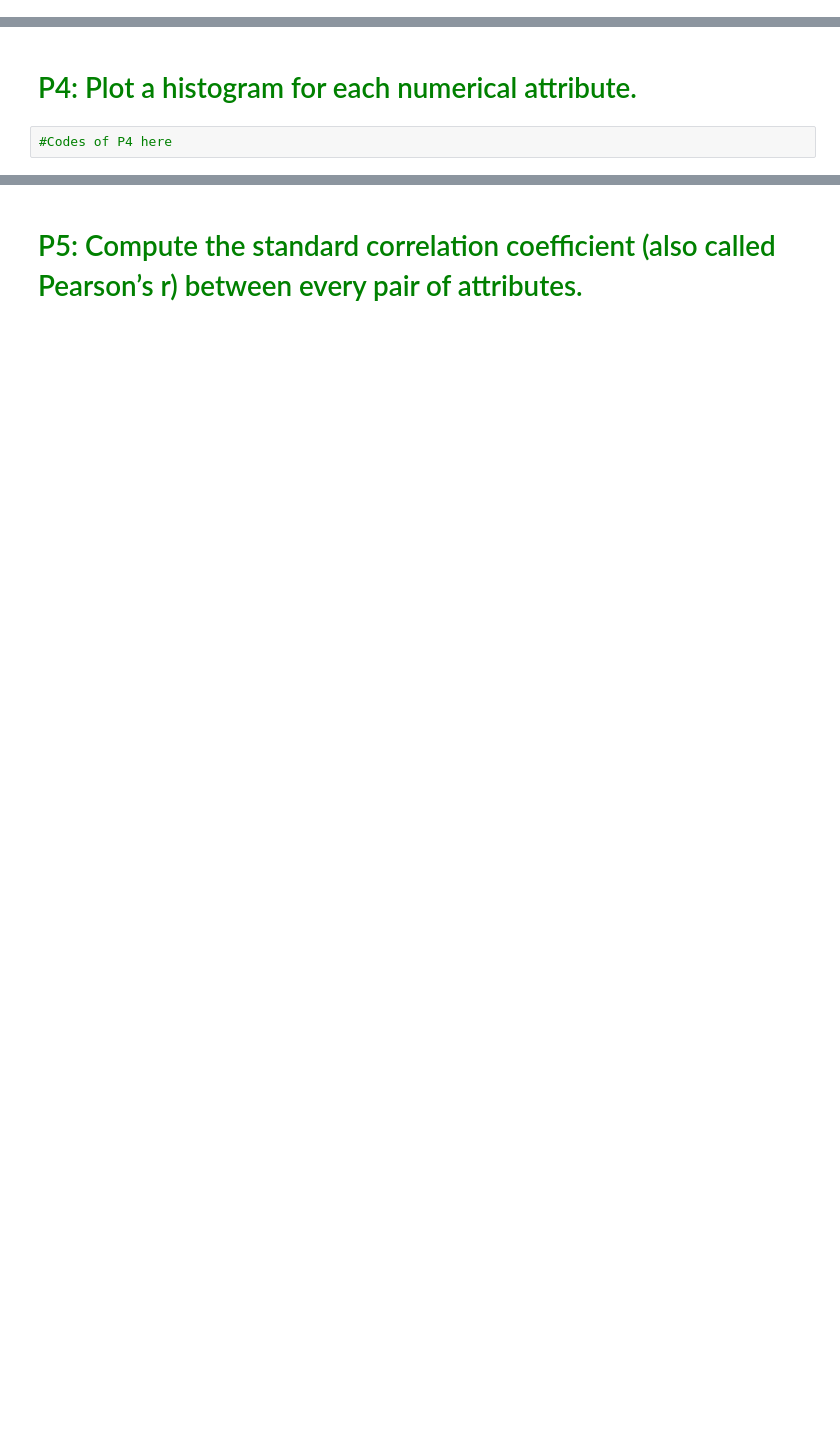
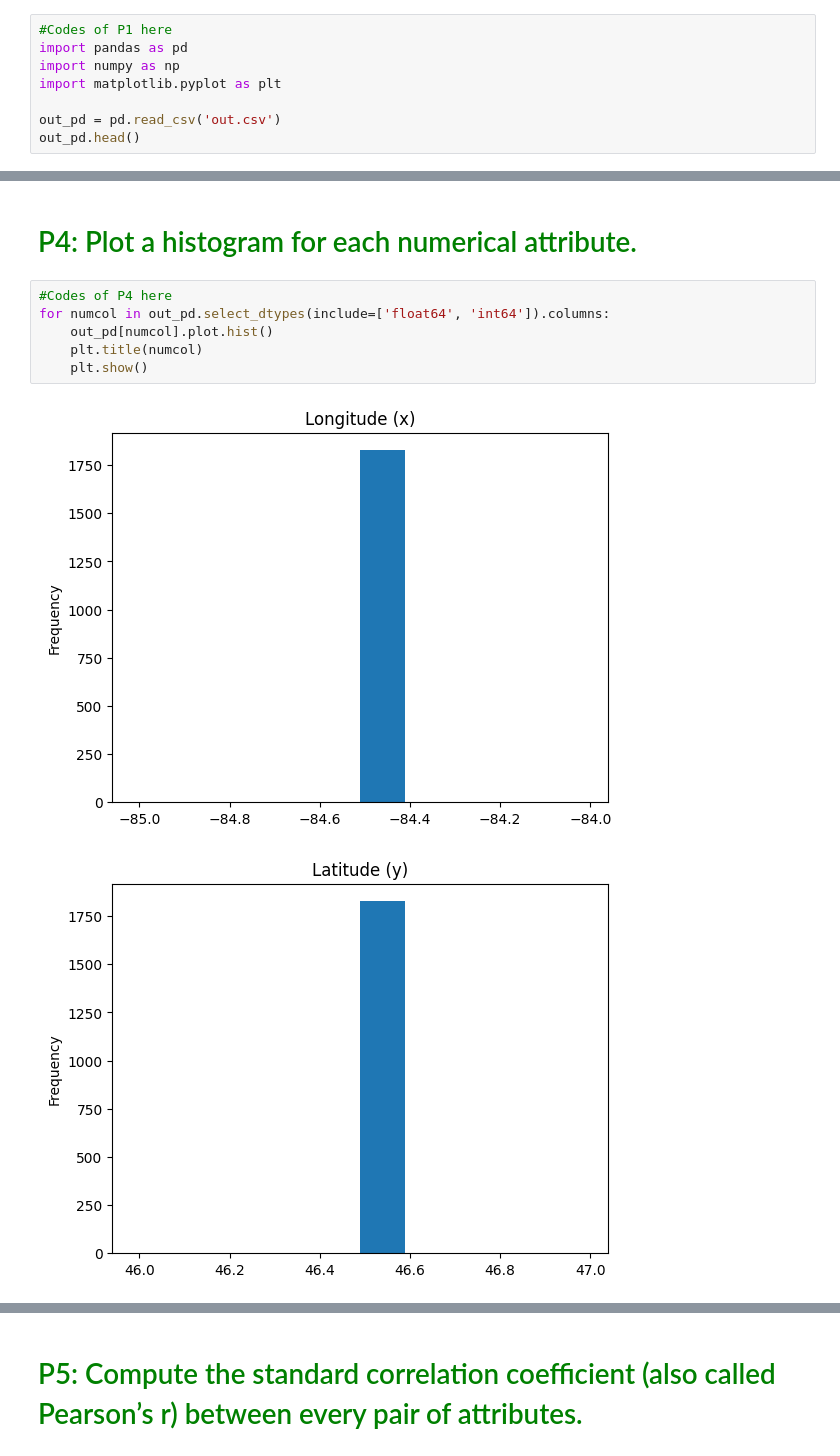
Before and after one commit to Zhaoleon9/PythonAssignments, a Jupyter notebook: Assignment-4.ipynb, the cells around one changed output, grey strips where cells are left out. Saved outputs shown, nothing was run; the diff lists cells and outputs as text; blank space fills up the shorter version.

```diff
--- a/Assignment-4.ipynb
+++ b/Assignment-4.ipynb
@@ -33,0 +32,8 @@ The following <a href="https://climate.weather.gc.ca/glossary_e.html">link</a> m
+# %%
+#Codes of P1 here
+import pandas as pd
+import numpy as np
+import matplotlib.pyplot as plt
+
+out_pd = pd.read_csv('out.csv')
+out_pd.head()
@@ -42,4 +75,11 @@ The following <a href="https://climate.weather.gc.ca/glossary_e.html">link</a> m
 # %% [markdown]
 # <span style="color:Green">P4: Plot a histogram for each numerical attribute.</span>
-# %%
-#Codes of P4 here
+# %%
+#Codes of P4 here
+for numcol in out_pd.select_dtypes(include=['float64', 'int64']).columns:
+    out_pd[numcol].plot.hist()
+    plt.title(numcol)
+    plt.show()
+# %% [output]
+[figure, added]
+[figure, added]
```
Also changed, not shown: parts of 10 cells of this notebook.
